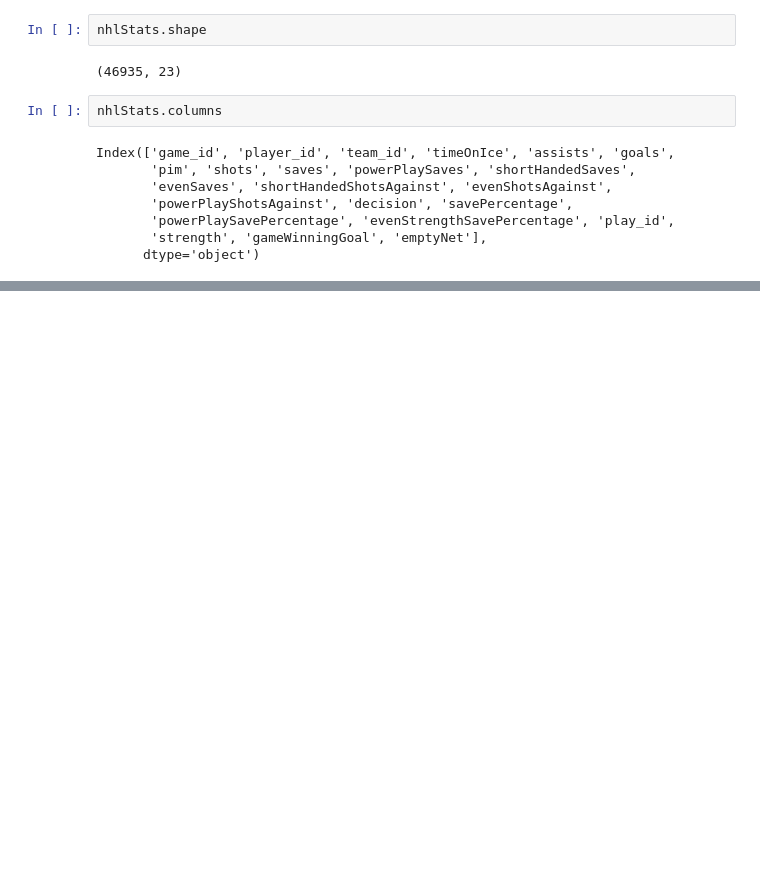
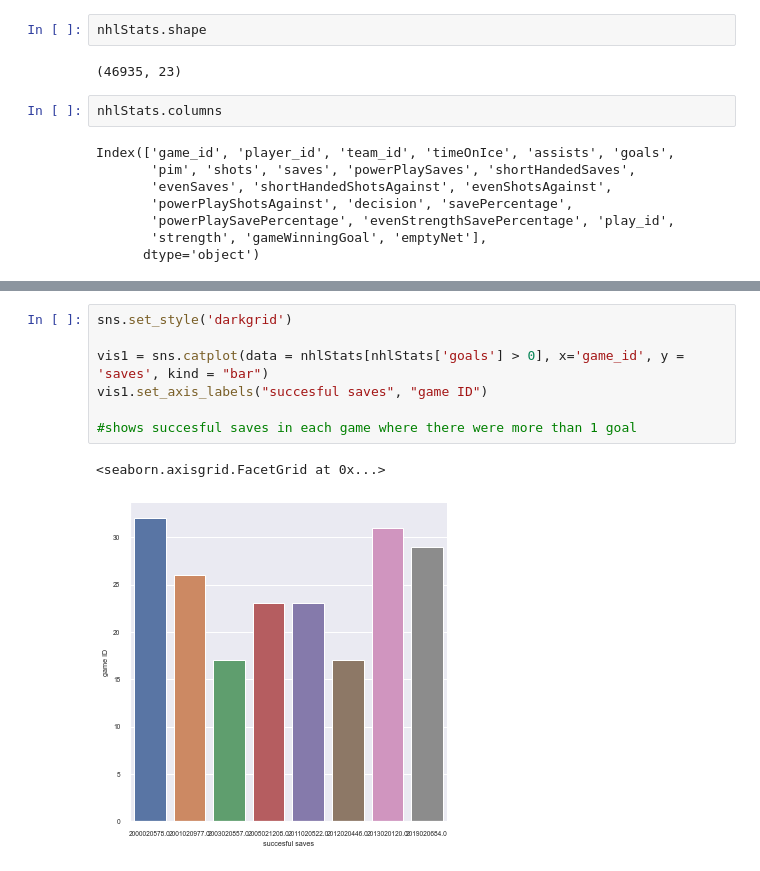
Before and after one commit to data301-2021-winter1/project-group56-project, a Jupyter notebook: notebooks/William notebook.ipynb, the cells around one changed output, grey strips where cells are left out. Drawn from its saved outputs; the diff is of its cells as text; blank space fills up the shorter version.

```diff
--- a/notebooks/William notebook.ipynb
+++ b/notebooks/William notebook.ipynb
@@ -106,3 +115,13 @@ strength                      0
 gameWinningGoal               0
 emptyNet                      0
 dtype: int64
+# %%
+sns.set_style('darkgrid')
+
+vis1 = sns.catplot(data = nhlStats[nhlStats['goals'] > 0], x='game_id', y = 'saves', kind = "bar")
+vis1.set_axis_labels("succesful saves", "game ID")
+
+#shows succesful saves in each game where there were more than 1 goal
+# %% [output]
+<seaborn.axisgrid.FacetGrid at 0x...>
+[figure, added]
```
Also changed, not shown: parts of 10 cells of this notebook, 1 other file.
